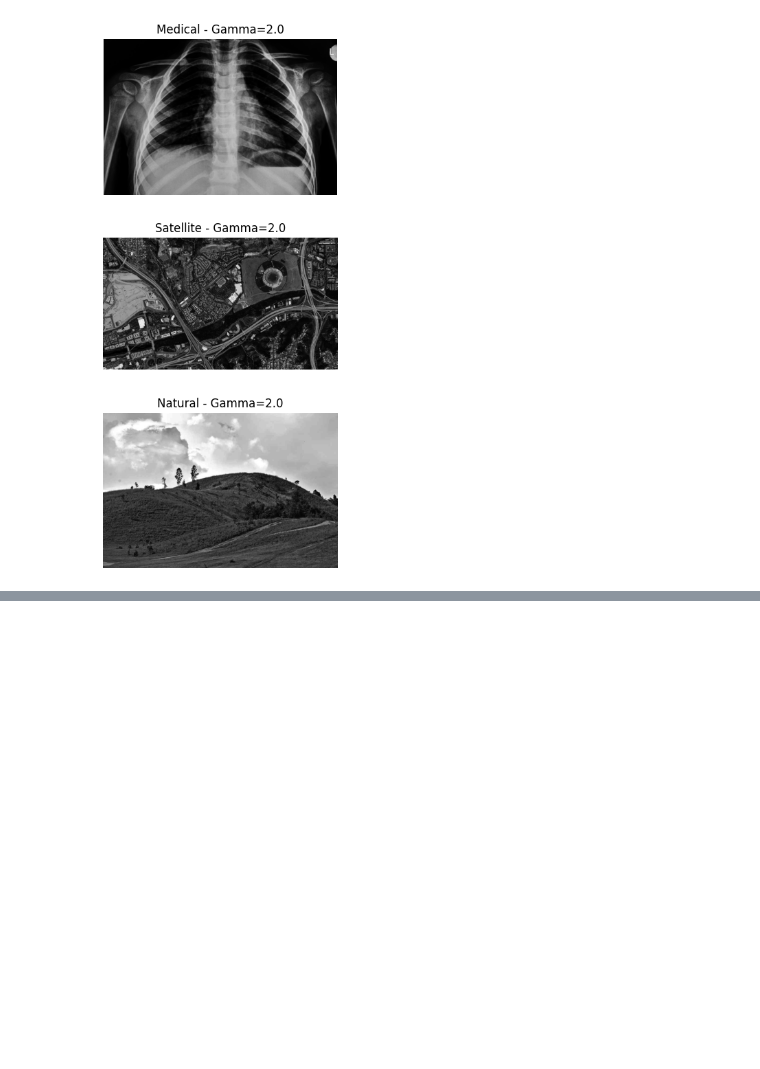
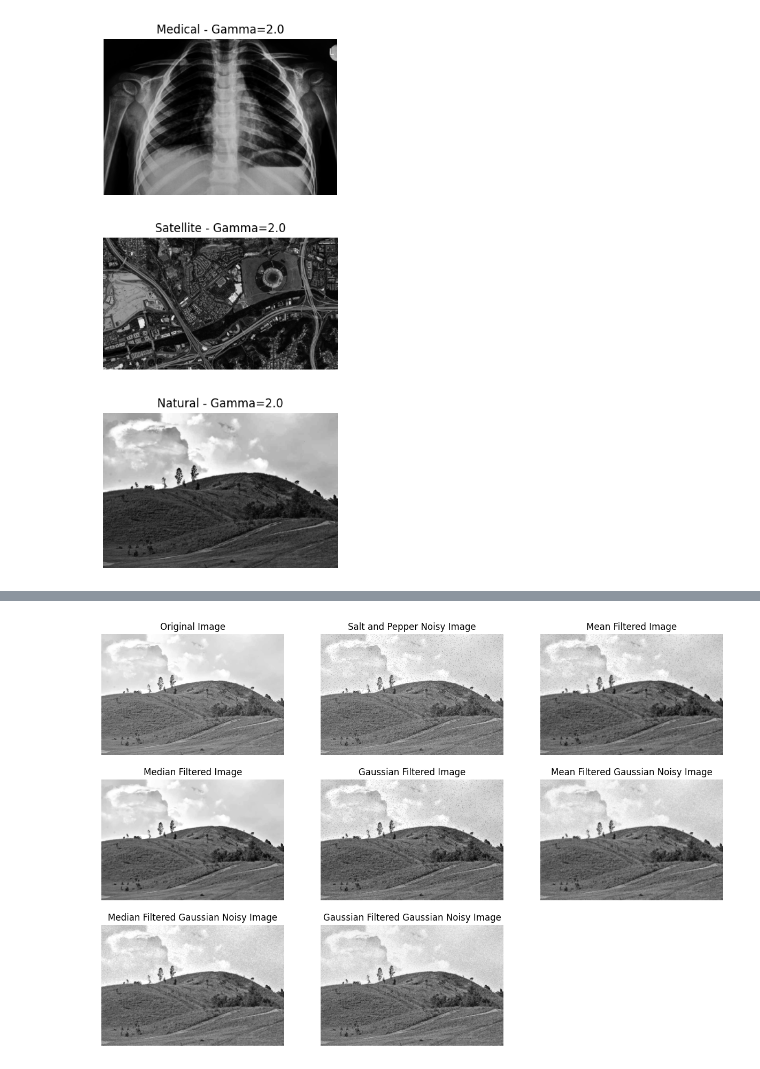
Before and after one commit to abdulhakkeempa/digital-image-processing-lab-s7, a Jupyter notebook: dip_lab_cusat.ipynb, the cells around one changed output, grey strips where cells are left out. Drawn from its saved outputs; the diff is of its cells as text; code cells hidden in the pictures; blank space fills up the shorter version.

```diff
--- a/dip_lab_cusat.ipynb
+++ b/dip_lab_cusat.ipynb
@@ -135,0 +140,88 @@ for gamma in gammas:
+# %%
+import cv2
+import numpy as np
+import matplotlib.pyplot as plt
+
+def add_salt_and_pepper_noise(image, salt_prob: float, pepper_prob: float):
+    noisy_image = np.copy(image)
+    total_pixels = image.size
+    num_salt = np.ceil(salt_prob * total_pixels)
+    num_pepper = np.ceil(pepper_prob * total_pixels)
+
+    # Add salt noise
+    coords = [np.random.randint(0, i - 1, int(num_salt)) for i in image.shape]
+    noisy_image[coords[0], coords[1]] = 255
+
+    # Add pepper noise
+    coords = [np.random.randint(0, i - 1, int(num_pepper)) for i in image.shape]
+    noisy_image[coords[0], coords[1]] = 0
+
+    return noisy_image
+
+def add_gaussian_noise(image, mean=0, sigma=25):
+    gauss = np.random.normal(mean, sigma, image.shape).astype(np.float32)
+    noisy_image = cv2.add(image.astype(np.float32), gauss)
+    noisy_image = np.clip(noisy_image, 0, 255).astype(np.uint8)
+    return noisy_image
+
+image = cv2.imread('/content/drive/MyDrive/data/hill_341357132_1000.jpg', cv2.IMREAD_GRAYSCALE)
+
+# Add noise to the image
+salt_and_pepper_noisy_image = add_salt_and_pepper_noise(image, salt_prob=0.02, pepper_prob=0.02)
+gaussian_noisy_image = add_gaussian_noise(image)
+
+# Apply filters
+mean_filtered = cv2.blur(salt_and_pepper_noisy_image, (5, 5))
+median_filtered = cv2.medianBlur(salt_and_pepper_noisy_image, 5)
+gaussian_filtered = cv2.GaussianBlur(salt_and_pepper_noisy_image, (5, 5), 0)
+
+plt.figure(figsize=(15, 10))
+
+plt.subplot(3, 3, 1)
+plt.title('Original Image')
+plt.imshow(image, cmap='gray')
+plt.axis('off')
+
+plt.subplot(3, 3, 2)
+plt.title('Salt and Pepper Noisy Image')
+plt.imshow(salt_and_pepper_noisy_image, cmap='gray')
+plt.axis('off')
+
+plt.subplot(3, 3, 3)
+plt.title('Mean Filtered Image')
+plt.imshow(mean_filtered, cmap='gray')
+plt.axis('off')
+
+plt.subplot(3, 3, 4)
+plt.title('Median Filtered Image')
+plt.imshow(median_filtered, cmap='gray')
+plt.axis('off')
+
+plt.subplot(3, 3, 5)
+plt.title('Gaussian Filtered Image')
+plt.imshow(gaussian_filtered, cmap='gray')
+plt.axis('off')
+
+# Apply filters
+mean_filtered_gaussian = cv2.blur(gaussian_noisy_image, (5, 5))
+median_filtered_gaussian = cv2.medianBlur(gaussian_noisy_image, 5)
+gaussian_filtered_gaussian = cv2.GaussianBlur(gaussian_noisy_image, (5, 5), 0)
+
+plt.subplot(3, 3, 6)
+plt.title('Mean Filtered Gaussian Noisy Image')
+plt.imshow(mean_filtered_gaussian, cmap='gray')
+plt.axis('off')
+
+plt.subplot(3, 3, 7)
+plt.title('Median Filtered Gaussian Noisy Image')
+plt.imshow(median_filtered_gaussian, cmap='gray')
+plt.axis('off')
+
+plt.subplot(3, 3, 8)
+plt.title('Gaussian Filtered Gaussian Noisy Image')
+plt.imshow(gaussian_filtered_gaussian, cmap='gray')
+plt.axis('off')
+
+plt.show()
+# %% [output]
+[figure, added]
```
Also changed, not shown: parts of 5 cells of this notebook.
